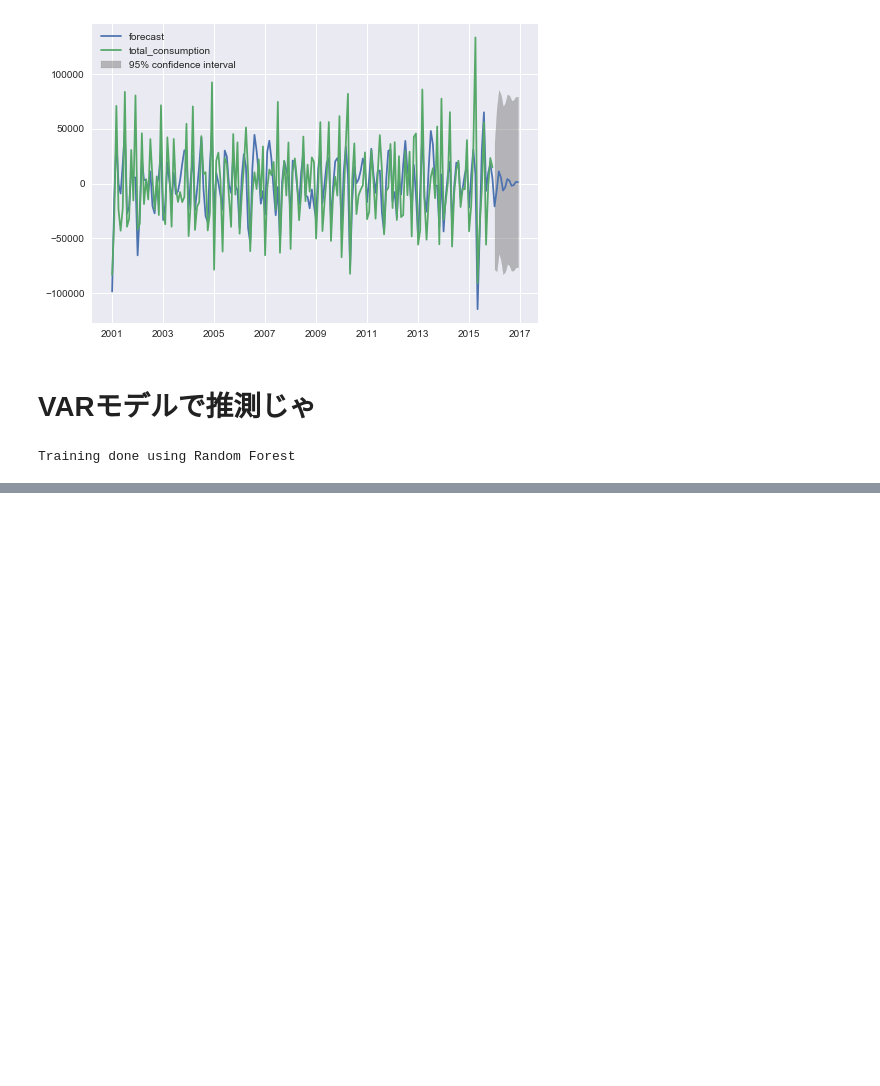
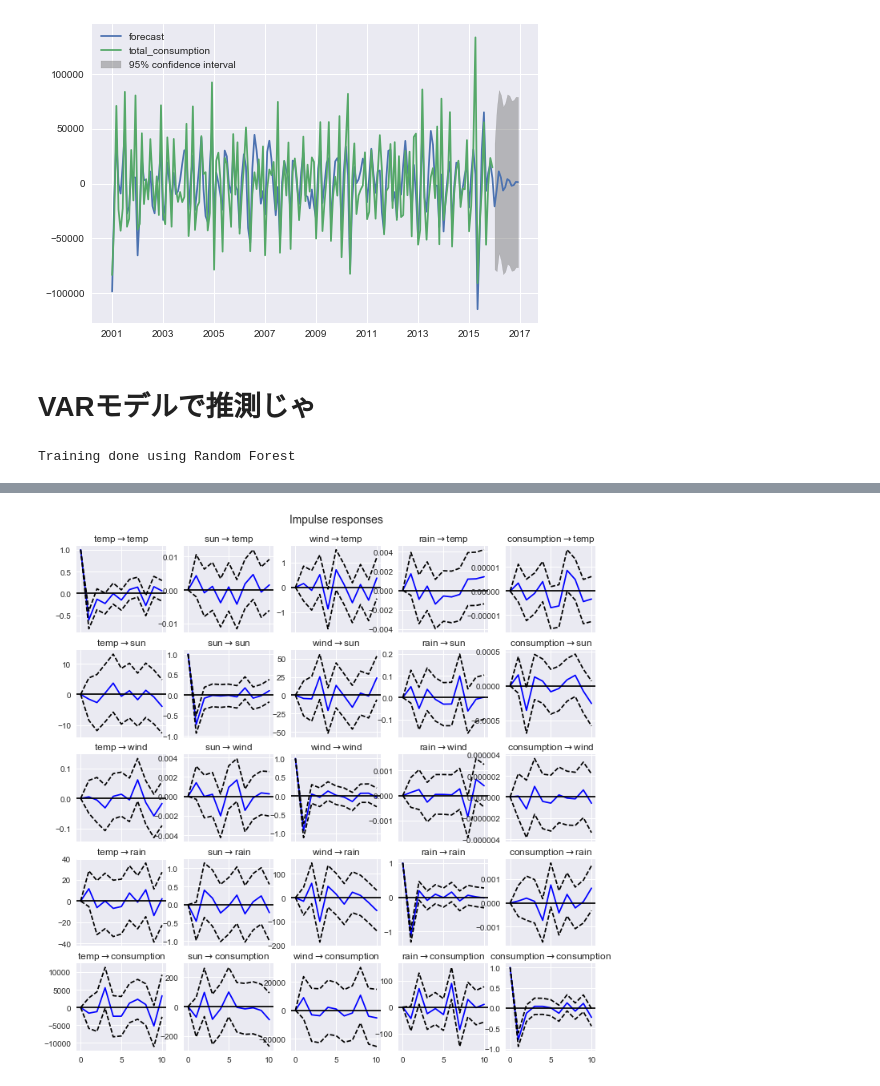
Before and after one commit to taishiroyamada/graduation_thesis_dayo, a Jupyter notebook: sotsuron_data7.ipynb, the cells around one changed output, grey strips where cells are left out. Drawn from its saved outputs; the diff is of its cells as text; code cells hidden in the pictures; blank space fills up the shorter version.

```diff
--- a/sotsuron_data7.ipynb
+++ b/sotsuron_data7.ipynb
@@ -477,0 +481,4 @@ plt.show()
+# %%
+var_data = pd.concat([x_train,y_test],axis=1)
+# %%
+model = VAR(var_data)
@@ -477,0 +508,3 @@ plt.show()
+# %%
+#モデルはaic
+var_result = model.fit(maxlags=15, ic='aic')
@@ -477,0 +514,5 @@ plt.show()
+# %%
+irf = var_result.irf(10)
+irf.plot(orth=False)
+# %% [output]
+[figure, added]
```
Also changed, not shown: parts of 7 cells of this notebook.
